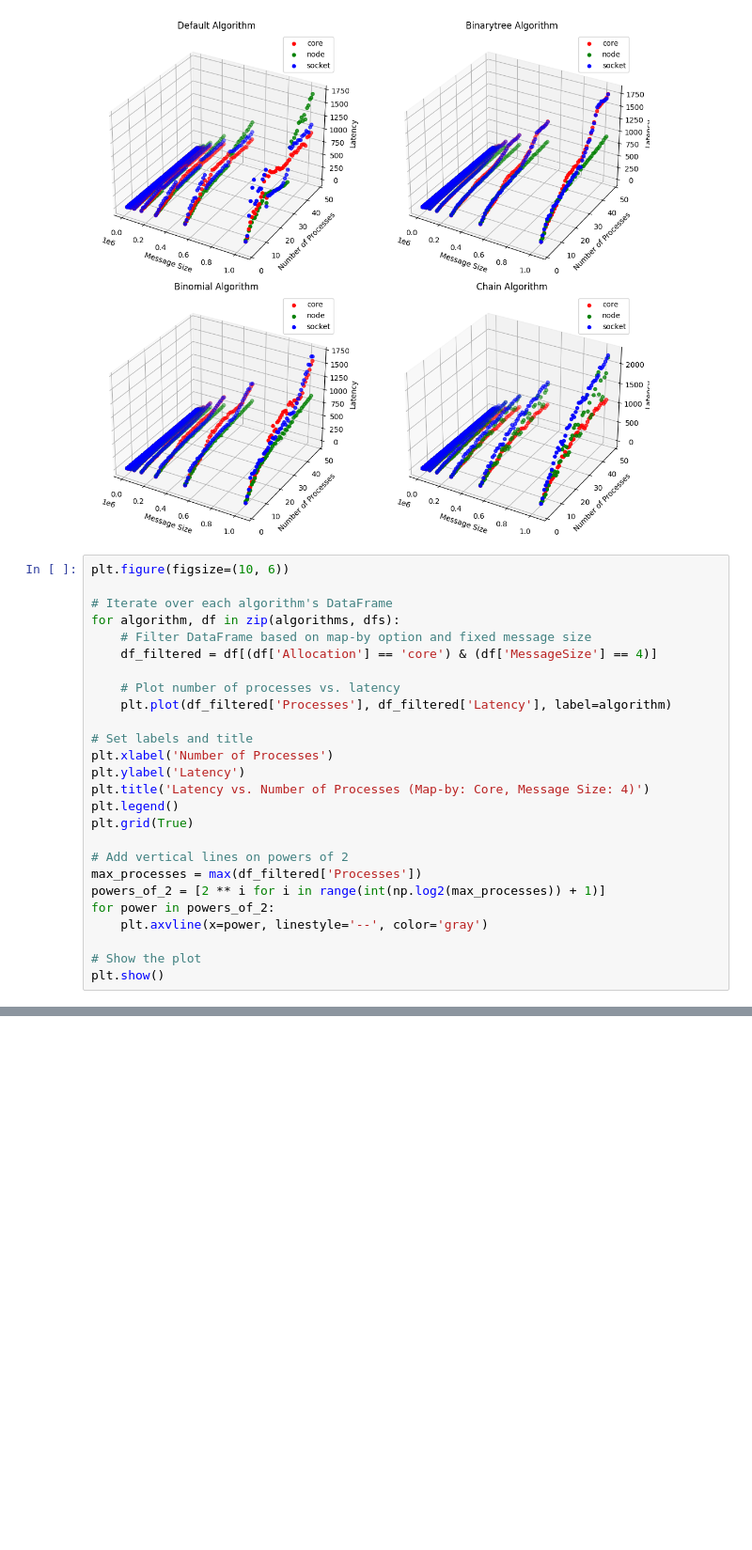
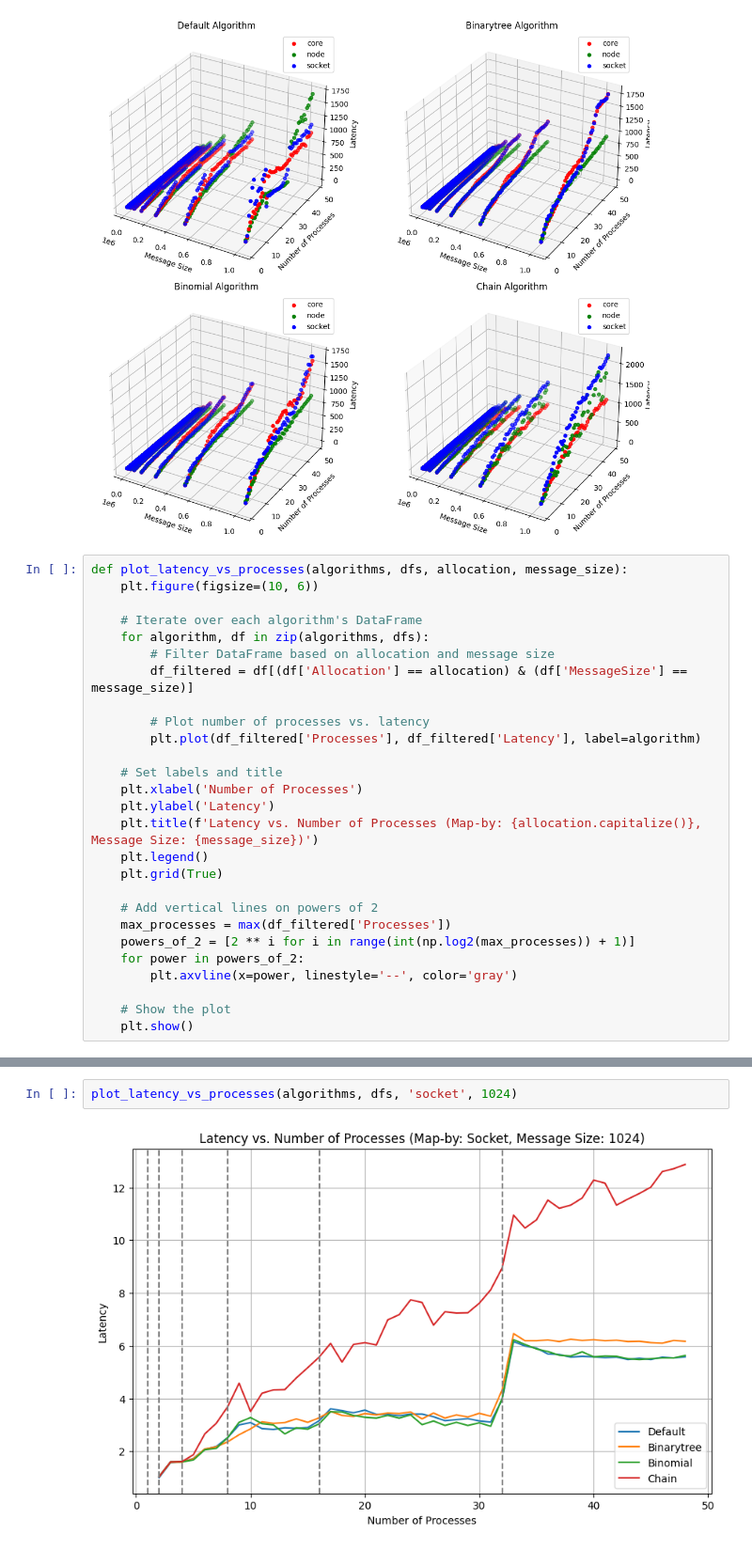
Before and after one commit to mzampar/High_Performance_Computing_2023, a Jupyter notebook: Excercise_1/bcast/results/bcast_analysis.ipynb, the cells around one changed output, grey strips where cells are left out. Shown at 94% size. Saved outputs shown, nothing was run; the diff lists cells and outputs as text; blank space fills up the shorter version.

```diff
--- a/Excercise_1/bcast/results/bcast_analysis.ipynb
+++ b/Excercise_1/bcast/results/bcast_analysis.ipynb
@@ -38,28 +38,29 @@ plt.show()
 # %% [output]
 [figure]
 # %%
-plt.figure(figsize=(10, 6))
+def plot_latency_vs_processes(algorithms, dfs, allocation, message_size):
+    plt.figure(figsize=(10, 6))
 
-# Iterate over each algorithm's DataFrame
-for algorithm, df in zip(algorithms, dfs):
-    # Filter DataFrame based on map-by option and fixed message size
-    df_filtered = df[(df['Allocation'] == 'core') & (df['MessageSize'] == 4)]
+    # Iterate over each algorithm's DataFrame
+    for algorithm, df in zip(algorithms, dfs):
+        # Filter DataFrame based on allocation and message size
+        df_filtered = df[(df['Allocation'] == allocation) & (df['MessageSize'] == message_size)]
 
-    # Plot number of processes vs. latency
-    plt.plot(df_filtered['Processes'], df_filtered['Latency'], label=algorithm)
+        # Plot number of processes vs. latency
+        plt.plot(df_filtered['Processes'], df_filtered['Latency'], label=algorithm)
 
-# Set labels and title
-plt.xlabel('Number of Processes')
-plt.ylabel('Latency')
-plt.title('Latency vs. Number of Processes (Map-by: Core, Message Size: 4)')
-plt.legend()
-plt.grid(True)
+    # Set labels and title
+    plt.xlabel('Number of Processes')
+    plt.ylabel('Latency')
+    plt.title(f'Latency vs. Number of Processes (Map-by: {allocation.capitalize()}, Message Size: {message_size})')
+    plt.legend()
+    plt.grid(True)
 
-# Add vertical lines on powers of 2
-max_processes = max(df_filtered['Processes'])
-powers_of_2 = [2 ** i for i in range(int(np.log2(max_processes)) + 1)]
-for power in powers_of_2:
-    plt.axvline(x=power, linestyle='--', color='gray')
+    # Add vertical lines on powers of 2
+    max_processes = max(df_filtered['Processes'])
+    powers_of_2 = [2 ** i for i in range(int(np.log2(max_processes)) + 1)]
+    for power in powers_of_2:
+        plt.axvline(x=power, linestyle='--', color='gray')
 
-# Show the plot
-plt.show()
+    # Show the plot
+    plt.show()
@@ -123,0 +129,4 @@ plt.show()
+# %%
+plot_latency_vs_processes(algorithms, dfs, 'socket', 1024)
+# %% [output]
+[figure, added]
```
Also changed, not shown: parts of 10 cells of this notebook, 10 other files.
